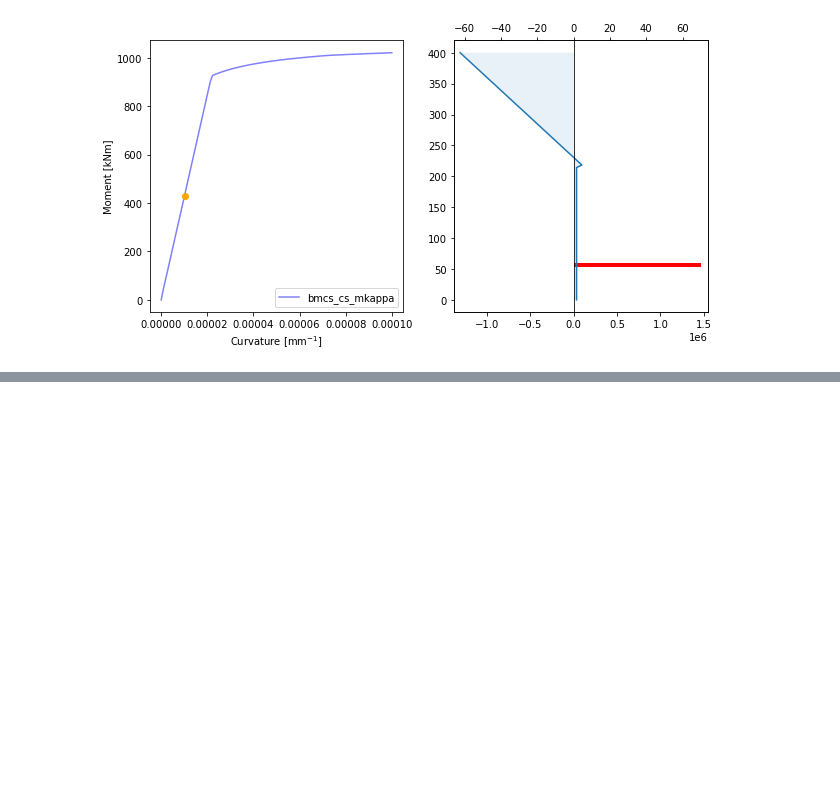
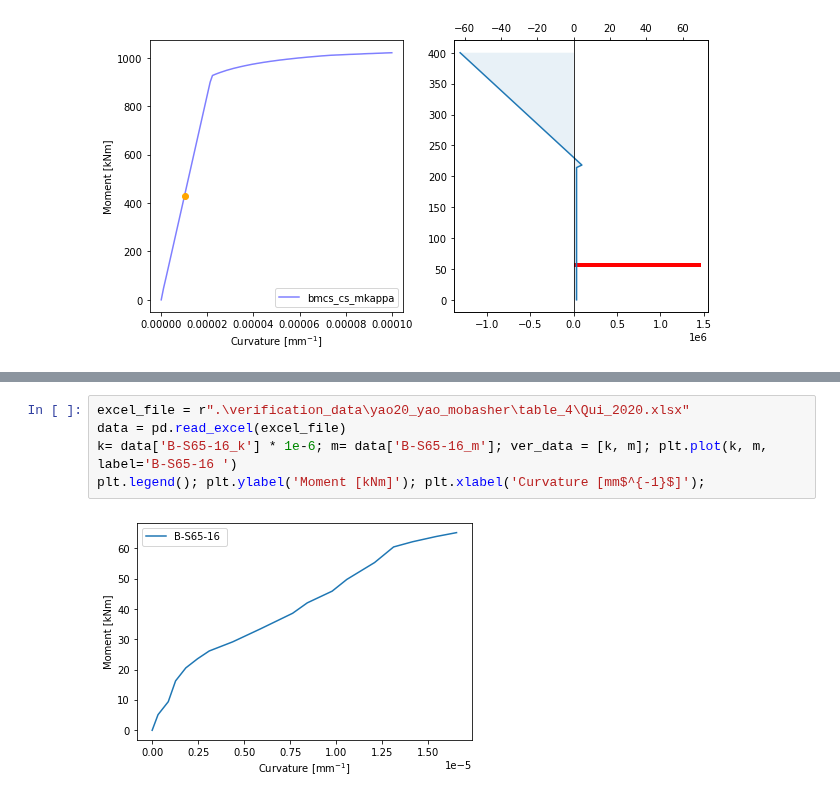
Before and after one commit to rosoba/bmcs_cross_section, a Jupyter notebook: bmcs_cross_section/mkappa/mkappa_verification.ipynb, the cells around one changed output, grey strips where cells are left out. Drawn from its saved outputs; the diff is of its cells as text; blank space fills up the shorter version.

Commit message:
mkappa_verification update-Qui_2020

```diff
--- a/bmcs_cross_section/mkappa/mkappa_verification.ipynb
+++ b/bmcs_cross_section/mkappa/mkappa_verification.ipynb
@@ -235,0 +241,7 @@ plot(mc)
+# %%
+excel_file = r".\verification_data\yao20_yao_mobasher\table_4\Qui_2020.xlsx"
+data = pd.read_excel(excel_file)
+k= data['B-S65-16_k'] * 1e-6; m= data['B-S65-16_m']; ver_data = [k, m]; plt.plot(k, m, label='B-S65-16 ')
+plt.legend(); plt.ylabel('Moment [kNm]'); plt.xlabel('Curvature [mm$^{-1}$]');
+# %% [output]
+[figure, added]
```
Also changed, not shown: parts of 8 cells of this notebook, 2 other files.
